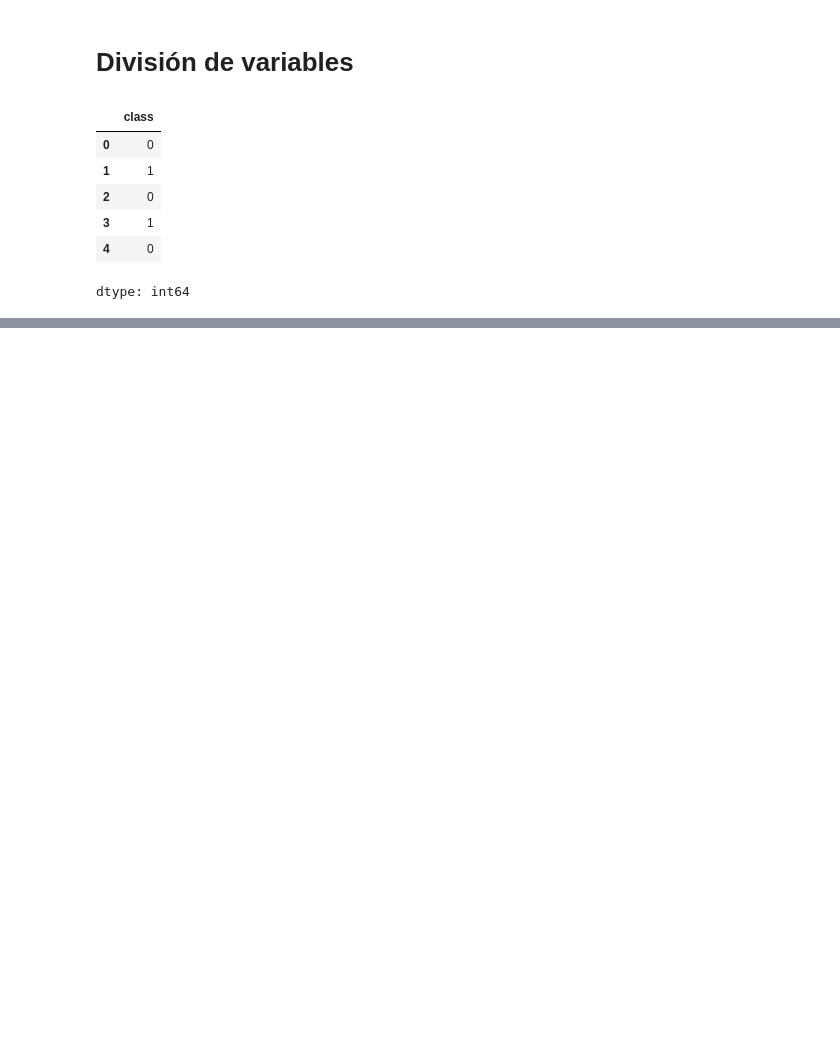
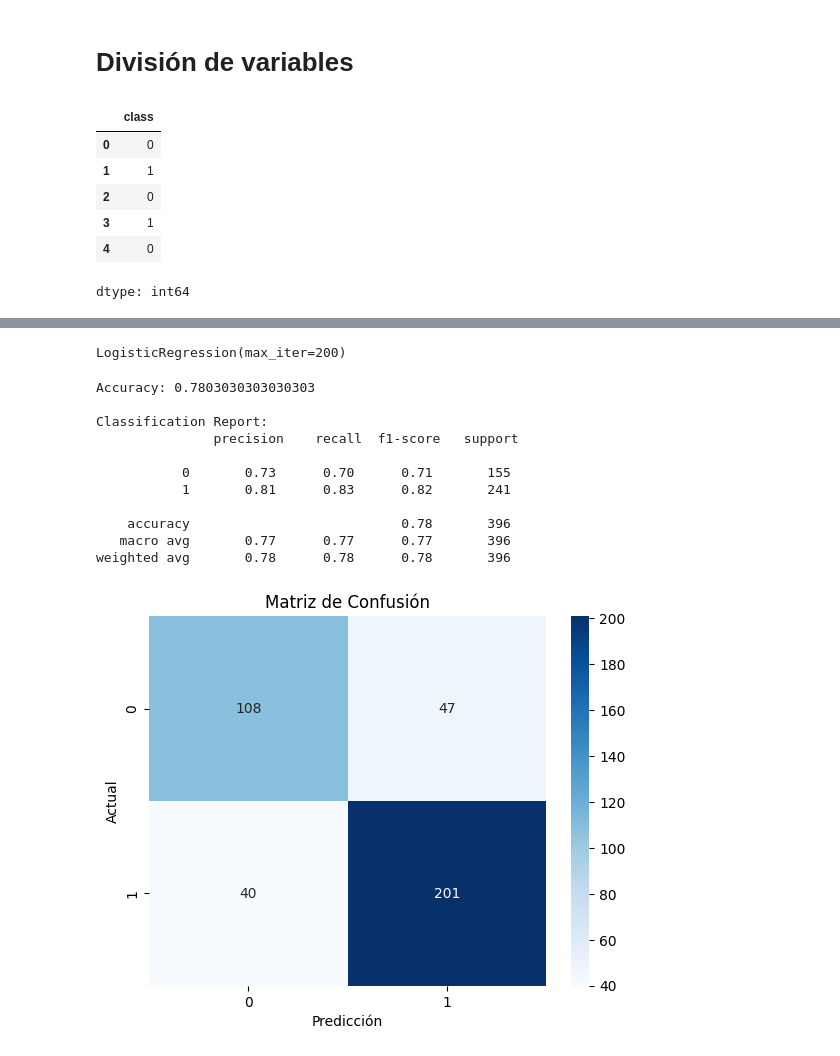
Before and after one commit to walter1358/AppGreenPageAngular, a Jupyter notebook: Trabajo_final1_g1_ML.ipynb, the cells around one changed output, grey strips where cells are left out. Drawn from its saved outputs; the diff is of its cells as text; code cells hidden in the pictures; blank space fills up the shorter version.

```diff
--- a/Trabajo_final1_g1_ML.ipynb
+++ b/Trabajo_final1_g1_ML.ipynb
@@ -388,0 +603,13 @@ X.head()
+# %%
+#Normalizamos las variables sin pressurelow
+from sklearn.preprocessing import StandardScaler
+
+numerical_columns = ['age','impluse', 'pressurehight', 'glucose', 'kcm', 'troponin']
+
+scaler = StandardScaler()
+X_scaled = scaler.fit_transform(df_heart[numerical_columns])
+
+df_scaled = pd.DataFrame(X_scaled, columns=numerical_columns , index=df_heart.index)
+
+df_scaled['gender'] = df_heart['gender']
+df_scaled.head()
@@ -388,0 +623,4 @@ X.head()
+# %%
+# y es la variable dependiente
+y = df_heart['class']
+y.head()
@@ -388,0 +646,43 @@ X.head()
+# %%
+from sklearn.model_selection import train_test_split
+
+X_train, X_test, y_train, y_test = train_test_split(X_scaled, y, test_size=0.3, random_state=42)
+# %%
+from sklearn.linear_model import LogisticRegression
+
+# Crear el modelo
+model = LogisticRegression(max_iter=200)
+model.fit(X_train, y_train)
+# %% [output]
+LogisticRegression(max_iter=200)
+# %%
+from sklearn.metrics import accuracy_score, classification_report, confusion_matrix
+
+# Hacer predicciones
+y_pred = model.predict(X_test)
+
+# Evaluación del rendimiento
+accuracy = accuracy_score(y_test, y_pred)
+print(f'Accuracy: {accuracy}')
+print("\nClassification Report:\n", classification_report(y_test, y_pred))
+
+# Matriz de confusión
+conf_matrix = confusion_matrix(y_test, y_pred)
+sns.heatmap(conf_matrix, annot=True, cmap='Blues', fmt='d')
+plt.xlabel('Predicción')
+plt.ylabel('Actual')
+plt.title('Matriz de Confusión')
+plt.show()
+# %% [output]
+Accuracy: 0.7803030303030303
+
+Classification Report:
+               precision    recall  f1-score   support
+
+           0       0.73      0.70      0.71       155
+           1       0.81      0.83      0.82       241
+
+    accuracy                           0.78       396
+   macro avg       0.77      0.77      0.77       396
+weighted avg       0.78      0.78      0.78       396
+[figure, added]
```
Also changed, not shown: parts of 60 cells of this notebook.
